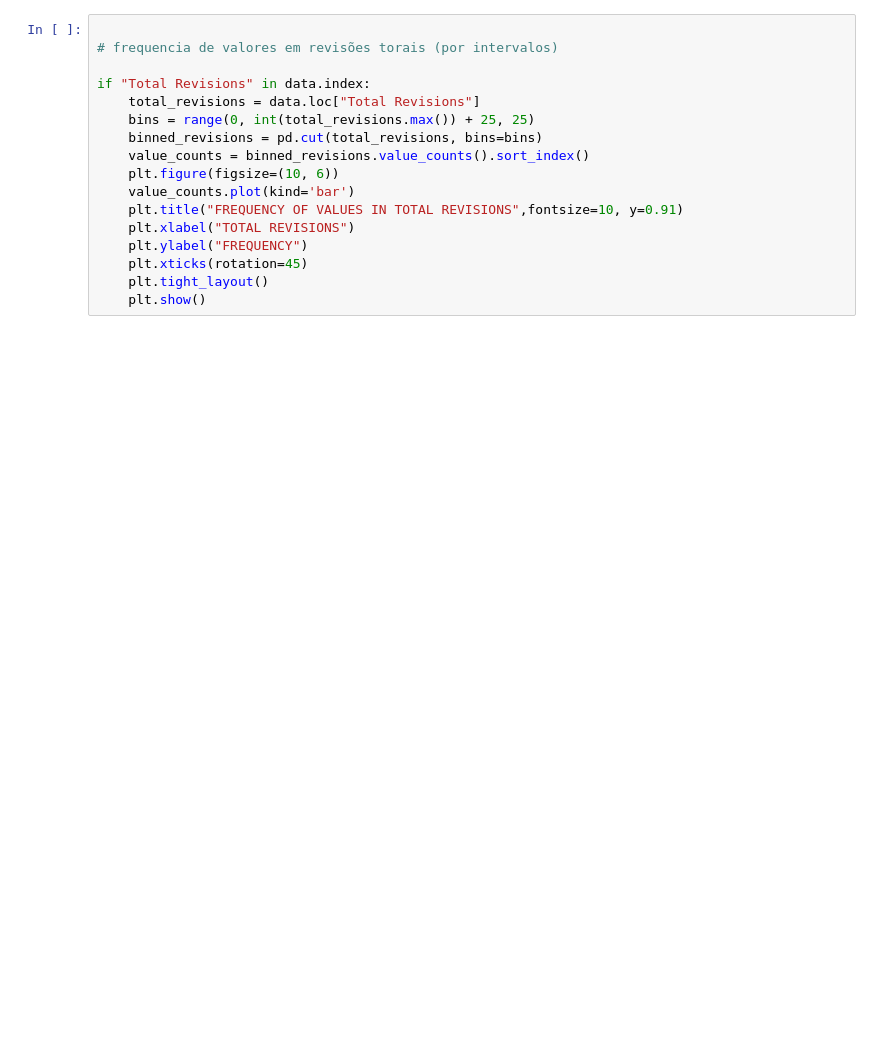
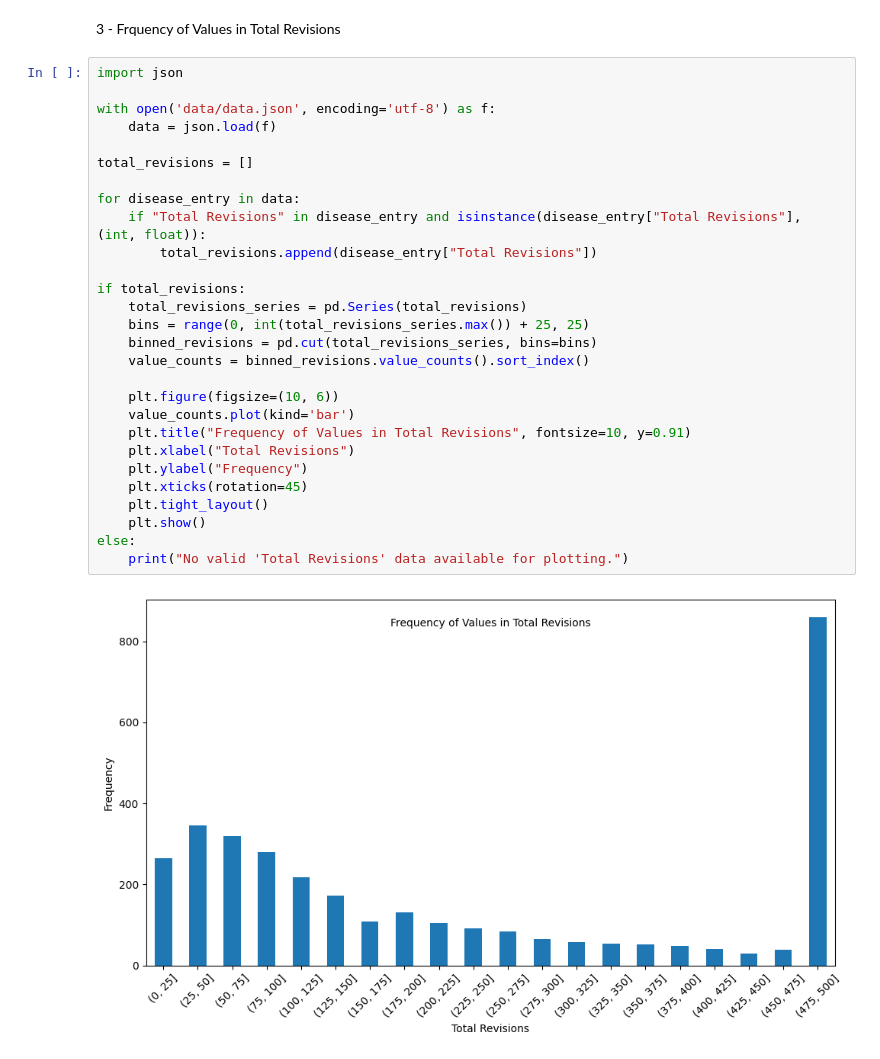
Before and after one commit to ritaleite03/FEUP-MEIC-PRI, a Jupyter notebook: project_1/analysis.ipynb, the cells around one changed output. Saved outputs shown, nothing was run; the diff lists cells and outputs as text; blank space fills up the shorter version.

```diff
--- a/project_1/analysis.ipynb
+++ b/project_1/analysis.ipynb
@@ -126,20 +78,35 @@ Through this graph it is possible to see that there are a large number of diseas
+# %% [markdown]
+3 -  Frquency of Values in Total Revisions
 # %%
+import json
 
-# frequencia de valores em revisões torais (por intervalos)
+with open('data/data.json', encoding='utf-8') as f:
+    data = json.load(f)
 
-if "Total Revisions" in data.index:
-    total_revisions = data.loc["Total Revisions"]
-    bins = range(0, int(total_revisions.max()) + 25, 25)
-    binned_revisions = pd.cut(total_revisions, bins=bins)
+total_revisions = []
+
+for disease_entry in data:
+    if "Total Revisions" in disease_entry and isinstance(disease_entry["Total Revisions"], (int, float)):
+        total_revisions.append(disease_entry["Total Revisions"])
+
+if total_revisions:
+    total_revisions_series = pd.Series(total_revisions)
+    bins = range(0, int(total_revisions_series.max()) + 25, 25)
+    binned_revisions = pd.cut(total_revisions_series, bins=bins)
     value_counts = binned_revisions.value_counts().sort_index()
+
     plt.figure(figsize=(10, 6))
     value_counts.plot(kind='bar')
-    plt.title("FREQUENCY OF VALUES IN TOTAL REVISIONS",fontsize=10, y=0.91)
-    plt.xlabel("TOTAL REVISIONS")
-    plt.ylabel("FREQUENCY")
+    plt.title("Frequency of Values in Total Revisions", fontsize=10, y=0.91)
+    plt.xlabel("Total Revisions")
+    plt.ylabel("Frequency")
     plt.xticks(rotation=45)
     plt.tight_layout()
     plt.show()
+else:
+    print("No valid 'Total Revisions' data available for plotting.")
+# %% [output]
+[figure, added]
 # %%
 import pandas as pd
 import matplotlib.pyplot as plt
```
Also changed, not shown: parts of 12 cells of this notebook.
